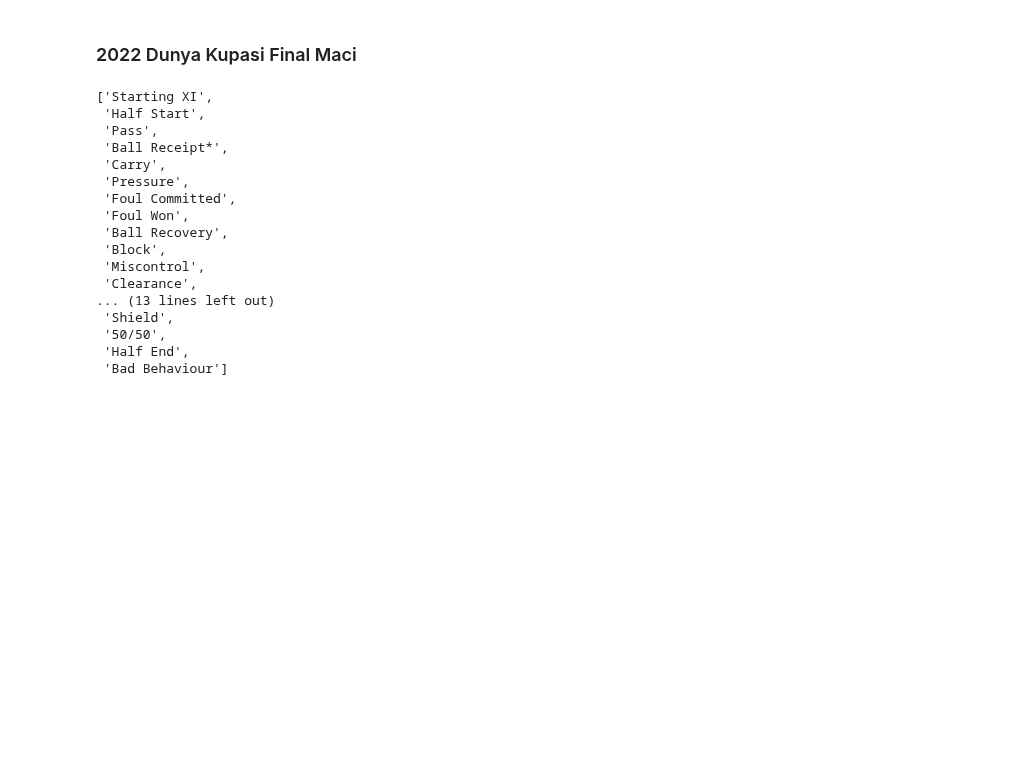
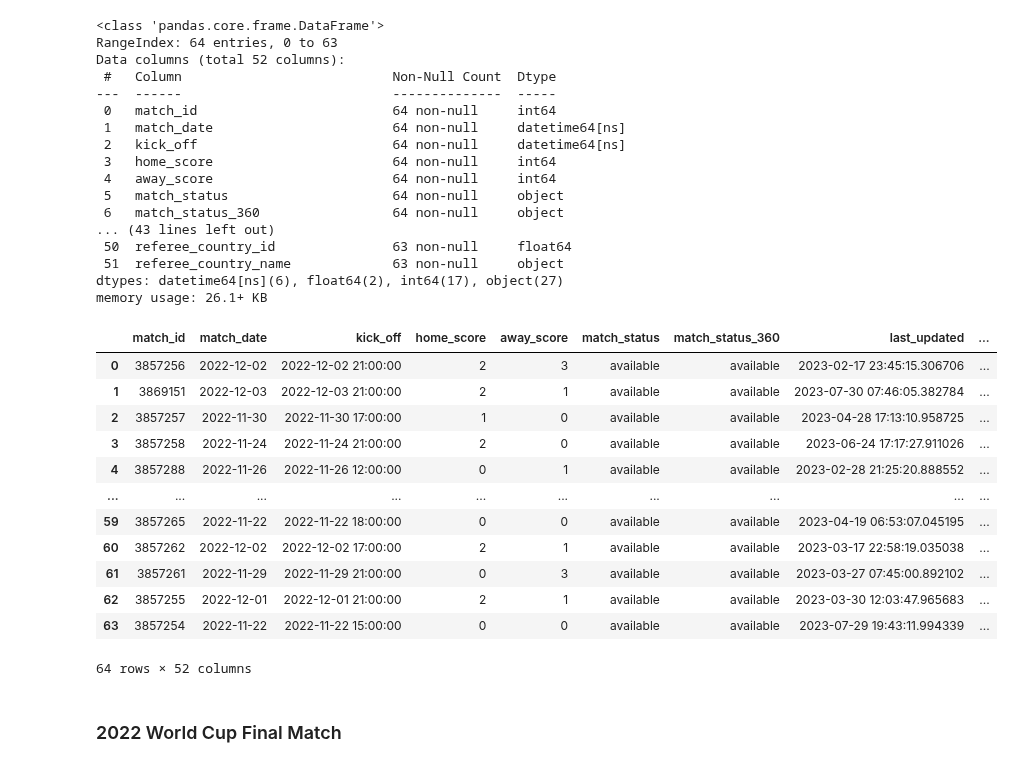
Before and after one commit to ssbalkis/statsbomb-opendata-analytics, a Jupyter notebook: open-data-analytics.ipynb, the cells around one changed output. Saved outputs shown, nothing was run; the diff lists cells and outputs as text; code cells hidden in the pictures; blank space fills up the shorter version.

```diff
--- a/open-data-analytics.ipynb
+++ b/open-data-analytics.ipynb
@@ -92,0 +9,3 @@ matches.to_csv('World_Cup_22.csv', index = False)
+# %%
+#parsing
+sb = Sbopen()
@@ -93,2 +50,38 @@ matches.to_csv('World_Cup_22.csv', index = False)
+# %%
+#looking for matches in selected competition and season
+matches = sb.match(competition_id = 43, season_id = 106)
+matches.info()
+matches
+# %% [output]
+<class 'pandas.core.frame.DataFrame'>
+RangeIndex: 64 entries, 0 to 63
+Data columns (total 52 columns):
+ #   Column                           Non-Null Count  Dtype
+---  ------                           --------------  -----
+ 0   match_id                         64 non-null     int64
+ 1   match_date                       64 non-null     datetime64[ns]
+ 2   kick_off                         64 non-null     datetime64[ns]
+ 3   home_score                       64 non-null     int64
+ 4   away_score                       64 non-null     int64
+ 5   match_status                     64 non-null     object
+ 6   match_status_360                 64 non-null     object
+... (43 lines left out)
+ 50  referee_country_id               63 non-null     float64
+ 51  referee_country_name             63 non-null     object
+dtypes: datetime64[ns](6), float64(2), int64(17), object(27)
+memory usage: 26.1+ KB
+|  | match_id | match_date | kick_off | home_score | away_score | match_status | match_status_360 | last_updated | ... |
+| 0 | 3857256 | 2022-12-02 | 2022-12-02 21:00:00 | 2 | 3 | available | available | 2023-02-17 23:45:15.306706 | ... |
+| 1 | 3869151 | 2022-12-03 | 2022-12-03 21:00:00 | 2 | 1 | available | available | 2023-07-30 07:46:05.382784 | ... |
+| 2 | 3857257 | 2022-11-30 | 2022-11-30 17:00:00 | 1 | 0 | available | available | 2023-04-28 17:13:10.958725 | ... |
+| 3 | 3857258 | 2022-11-24 | 2022-11-24 21:00:00 | 2 | 0 | available | available | 2023-06-24 17:17:27.911026 | ... |
+| 4 | 3857288 | 2022-11-26 | 2022-11-26 12:00:00 | 0 | 1 | available | available | 2023-02-28 21:25:20.888552 | ... |
+| ... | ... | ... | ... | ... | ... | ... | ... | ... | ... |
+| 59 | 3857265 | 2022-11-22 | 2022-11-22 18:00:00 | 0 | 0 | available | available | 2023-04-19 06:53:07.045195 | ... |
+| 60 | 3857262 | 2022-12-02 | 2022-12-02 17:00:00 | 2 | 1 | available | available | 2023-03-17 22:58:19.035038 | ... |
+| 61 | 3857261 | 2022-11-29 | 2022-11-29 21:00:00 | 0 | 3 | available | available | 2023-03-27 07:45:00.892102 | ... |
+| 62 | 3857255 | 2022-12-01 | 2022-12-01 21:00:00 | 2 | 1 | available | available | 2023-03-30 12:03:47.965683 | ... |
+| 63 | 3857254 | 2022-11-22 | 2022-11-22 15:00:00 | 0 | 0 | available | available | 2023-07-29 19:43:11.994339 | ... |
+64 rows × 52 columns
 # %% [markdown]
-### 2022 Dunya Kupasi Final Maci
+### 2022 World Cup Final Match
@@ -100,21 +87,0 @@ match_events.to_csv('wc_final_events.csv', index = False)
-# %%
-event_list = list(match_events.type.unique())
-event_list
-# %% [output]
-['Starting XI',
- 'Half Start',
- 'Pass',
- 'Ball Receipt*',
- 'Carry',
- 'Pressure',
- 'Foul Committed',
- 'Foul Won',
- 'Ball Recovery',
- 'Block',
- 'Miscontrol',
- 'Clearance',
-... (13 lines left out)
- 'Shield',
- '50/50',
- 'Half End',
- 'Bad Behaviour']
```
Also changed, not shown: parts of 21 cells of this notebook, 5 other files.
